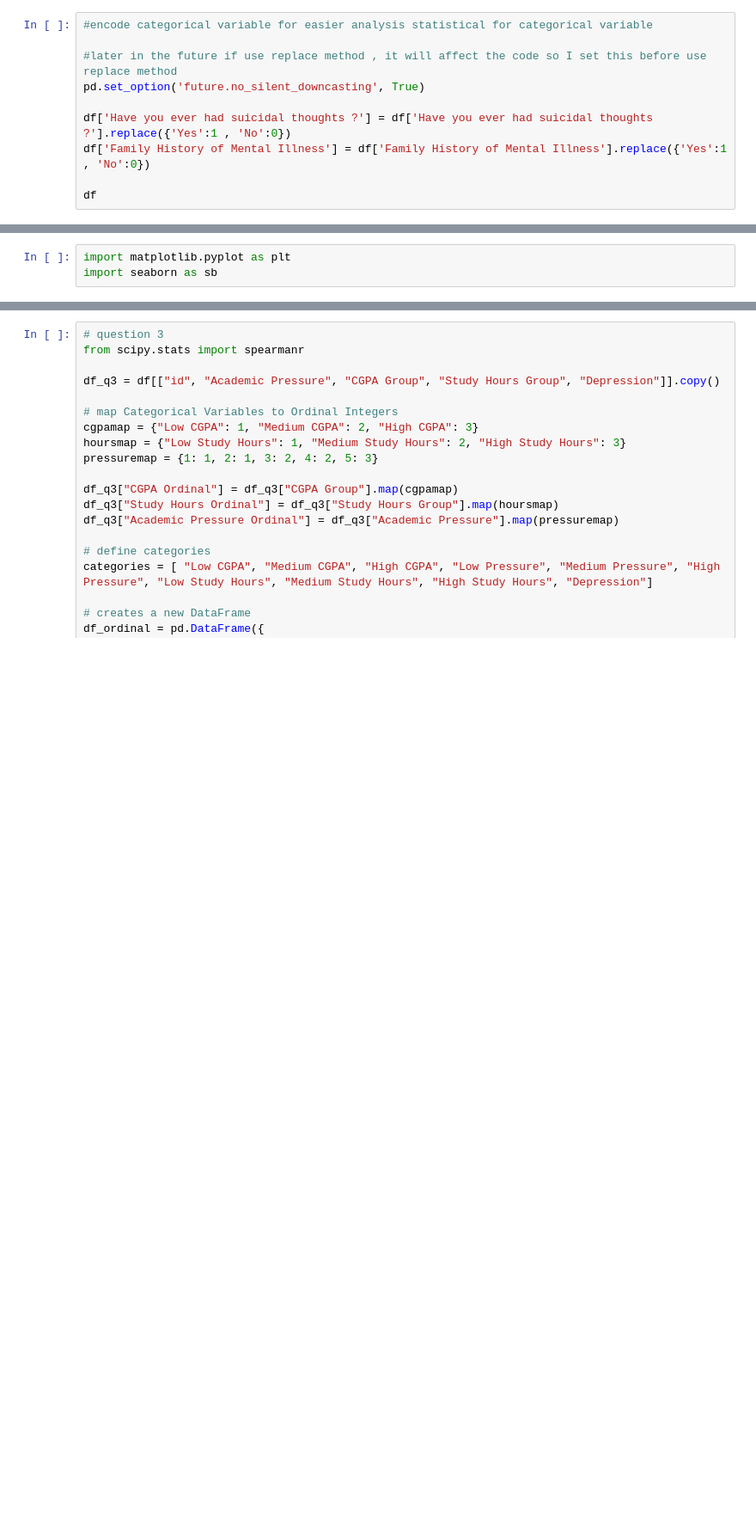
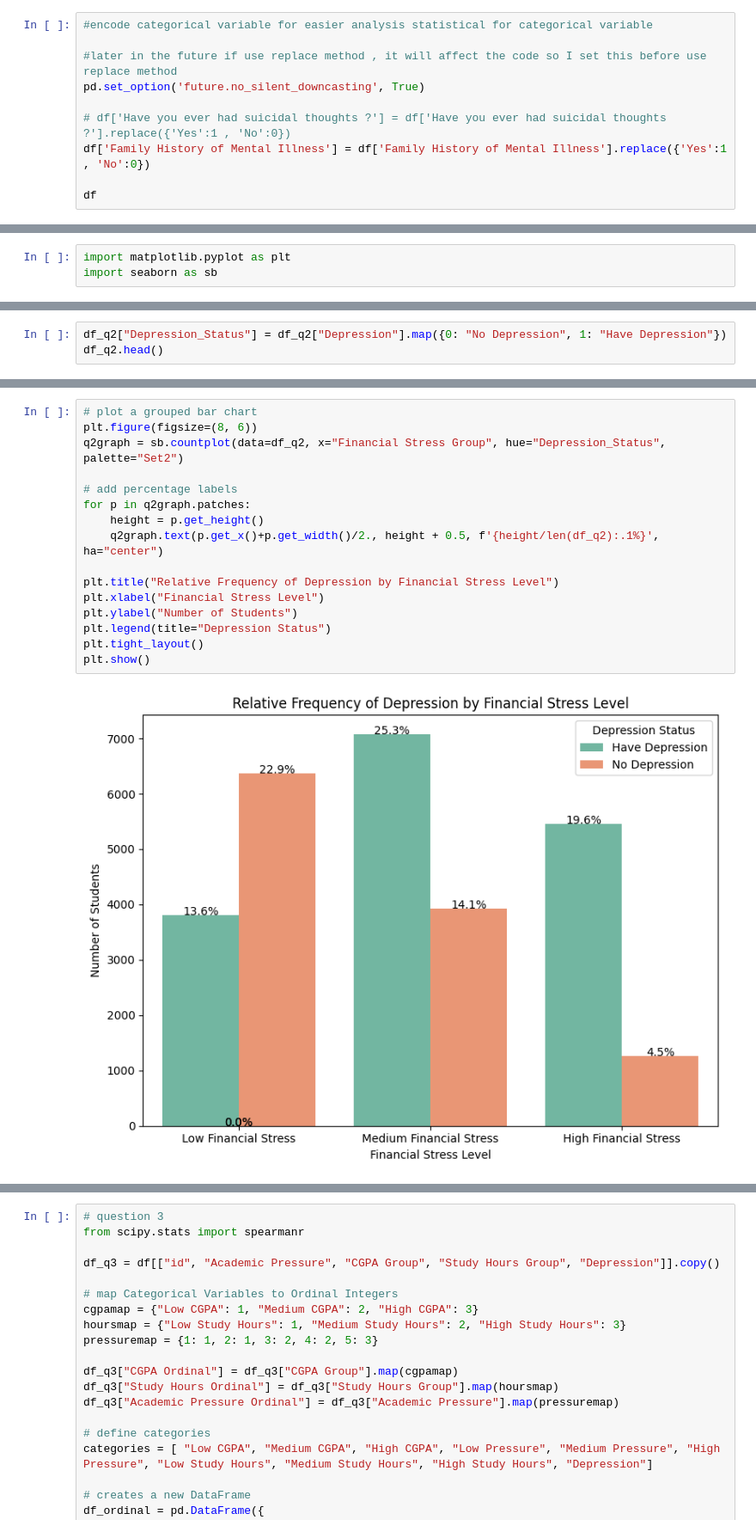
Before and after one commit to AdlinSofea43/Assignment-Part-2, a Jupyter notebook: Data Science Project.ipynb, the cells around one changed output, grey strips where cells are left out. Shown at 86% size. Drawn from its saved outputs; the diff is of its cells as text; blank space fills up the shorter version.

```diff
--- a/Data Science Project.ipynb
+++ b/Data Science Project.ipynb
@@ -379,7 +392,7 @@ Highest financial stress: 5
 #later in the future if use replace method , it will affect the code so I set this before use replace method
 pd.set_option('future.no_silent_downcasting', True)
 
-df['Have you ever had suicidal thoughts ?'] = df['Have you ever had suicidal thoughts ?'].replace({'Yes':1 , 'No':0})
+# df['Have you ever had suicidal thoughts ?'] = df['Have you ever had suicidal thoughts ?'].replace({'Yes':1 , 'No':0})
 df['Family History of Mental Illness'] = df['Family History of Mental Illness'].replace({'Yes':1 , 'No':0})
 
 df
@@ -562,0 +610,3 @@ df_q2.head()
+# %%
+df_q2["Depression_Status"] = df_q2["Depression"].map({0: "No Depression", 1: "Have Depression"})
+df_q2.head()
@@ -562,0 +620,18 @@ df_q2.head()
+# %%
+# plot a grouped bar chart
+plt.figure(figsize=(8, 6))
+q2graph = sb.countplot(data=df_q2, x="Financial Stress Group", hue="Depression_Status", palette="Set2")
+
+# add percentage labels
+for p in q2graph.patches:
+    height = p.get_height()
+    q2graph.text(p.get_x()+p.get_width()/2., height + 0.5, f'{height/len(df_q2):.1%}', ha="center")
+
+plt.title("Relative Frequency of Depression by Financial Stress Level")
+plt.xlabel("Financial Stress Level")
+plt.ylabel("Number of Students")
+plt.legend(title="Depression Status")
+plt.tight_layout()
+plt.show()
+# %% [output]
+[figure, added]
```
Also changed, not shown: parts of 26 cells of this notebook.
